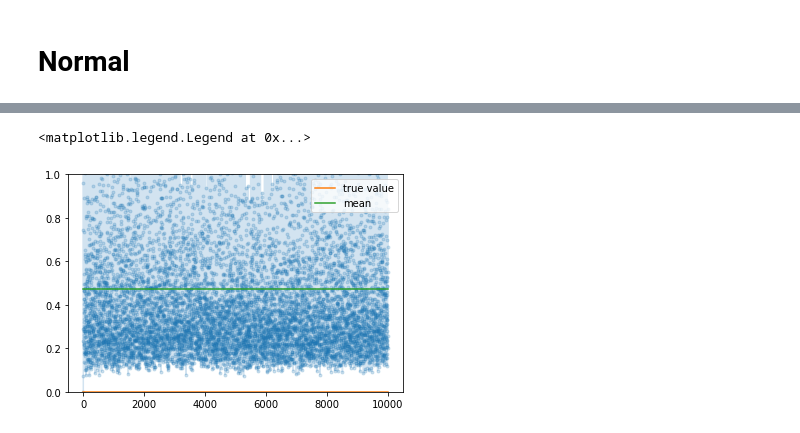
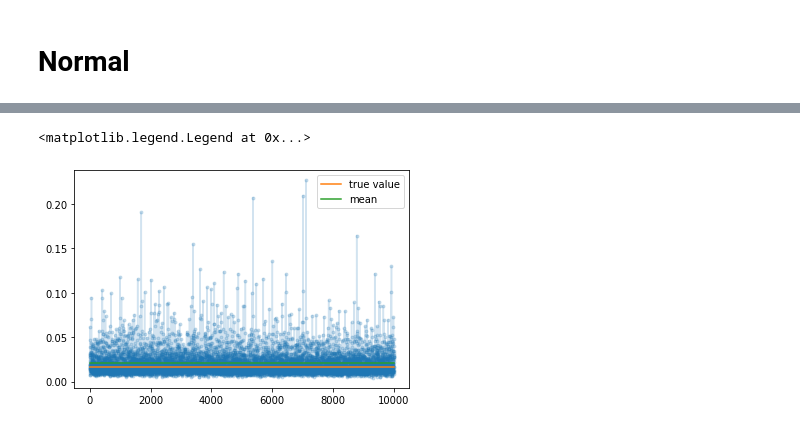
Before and after one commit to pearsoluke/Summer-Research-Scholarship-2022, a Jupyter notebook: Research_Project_Week_4.ipynb, the cells around one changed output, grey strips where cells are left out. Saved outputs shown, nothing was run; the diff lists cells and outputs as text; code cells hidden in the pictures.

Commit message:
Fixed sigma-squared for normal model
changed stats.invgamma(nun/2, = s2n*nun/2) to stats.invgamma(nun/2, scale = s2n*nun/2)
Commented out the print statements from MH algorithms

```diff
--- a/Research_Project_Week_4.ipynb
+++ b/Research_Project_Week_4.ipynb
@@ -139,9 +176,10 @@ P2:  0.9999999999999997 0.1934365565532839
 # %% [markdown]
 # Normal
-# %%
-def variance(sample):
-
-    mean = np.mean(sample)
-    var = sum([value - mean for value in sample])**2/(len(y) - 1)
-
-    return var
+# %%
+#@title Replicating R's variance function
+
+def variance(sample):
+
+    var = np.var(sample)*n/(n - 1)
+
+    return var
@@ -148,5 +188,5 @@ def variance(sample):
 # %%
-#@title Gibbs Sampler for normal distribution - Mu working, Sigma squared not
+#@title Gibbs Sampler for normal distribution - Mu working, Sigma squared working?
 
 # Initial sample
 y = [1.64, 1.70, 1.72, 1.74, 1.82, 1.82, 1.82, 1.90, 2.08]
@@ -185,7 +225,7 @@ for s in range(1, S):
     s2n = (nu0*s20 + (n - 1)*s2 + n*(ybar - phi[0])**2)/nun
 
     # This posterior distribution: inverse-gamma(nu_n/2,sigmaˆ2_n(\theta)
-    phi[1] = stats.invgamma(nun/2, s2n*nun/2).rvs(1)
+    phi[1] = stats.invgamma(nun/2, scale = s2n*nun/2).rvs(1)
 
     PHI[s, :] = phi
 # %% [output]
@@ -216,12 +256,12 @@ plt.legend()
 # %%
-#@title Plotting walk of sigma squared
+#@title Plotting walk of sigma-squared
 
 plt.plot(range(10000), (PHI[:, 1]), '.-', alpha = 0.2)
 plt.plot([0, 10000], [s2, s2], label = 'true value')
 plt.plot([0, 10000], [np.mean(PHI[:, 1]), np.mean(PHI[:, 1])], label = 'mean')
-plt.ylim(0, 1)
+
 plt.legend()
 # %% [output]
 <matplotlib.legend.Legend at 0x...>
-[figure, old version]
+[figure, new version]
 # %%
```
Also changed, not shown: parts of 32 cells of this notebook.
